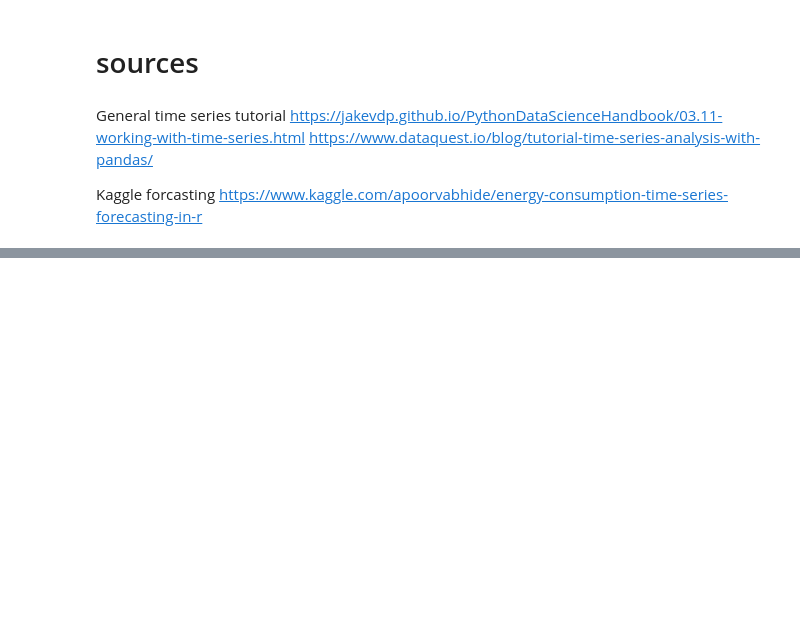
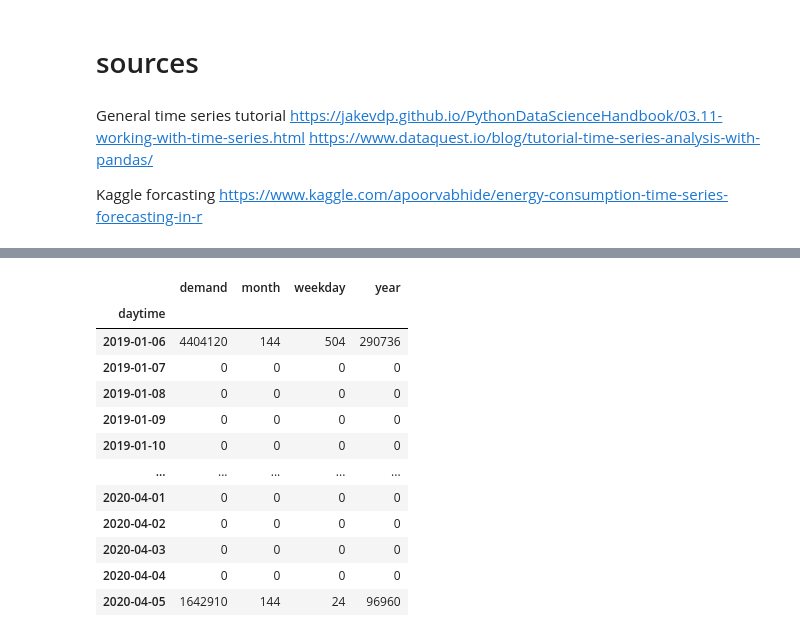
Before and after one commit to pikoala/covid, a Jupyter notebook: tepco.ipynb, the cells around one changed output, grey strips where cells are left out. Cells and saved outputs as stored; diff of their text form; code cells hidden in the pictures; blank space fills up the shorter version.

```diff
--- a/tepco.ipynb
+++ b/tepco.ipynb
@@ -64,9 +66,23 @@ df['year']= df.index.year
 # %%
 sns.set(rc={'figure.figsize':(11, 4)})
 df.head()
-daily = df.resample('D').sum()
-df.loc['2019-03-01':'2019-03-30', 'demand']
-df19=df.loc['2019-03-01':'2019-03-30', 'demand']
-df20=df.loc['2020-03-01':'2020-03-30', 'demand']
-df20
+daily = df.loc['2019-01-01':'2020-03-31'].resample('W').sum()
+df.loc['2019-03-01':'2020-04-02', 'demand']
+df19=df.loc['2019-03-01': '2019-04-02', 'demand']
+df20=df.loc['2020-03-01': '2020-04-02', 'demand']
+daily.tail()
+daily.resample('D').sum()
 # %% [output]
+|  | demand | month | weekday | year |
+| daytime |  |  |  |  |
+| 2019-01-06 | 4404120 | 144 | 504 | 290736 |
+| 2019-01-07 | 0 | 0 | 0 | 0 |
+| 2019-01-08 | 0 | 0 | 0 | 0 |
+| 2019-01-09 | 0 | 0 | 0 | 0 |
+| 2019-01-10 | 0 | 0 | 0 | 0 |
+| ... | ... | ... | ... | ... |
+| 2020-04-01 | 0 | 0 | 0 | 0 |
+| 2020-04-02 | 0 | 0 | 0 | 0 |
+| 2020-04-03 | 0 | 0 | 0 | 0 |
+| 2020-04-04 | 0 | 0 | 0 | 0 |
+| 2020-04-05 | 1642910 | 144 | 24 | 96960 |
```
Also changed, not shown: parts of 9 cells of this notebook.
